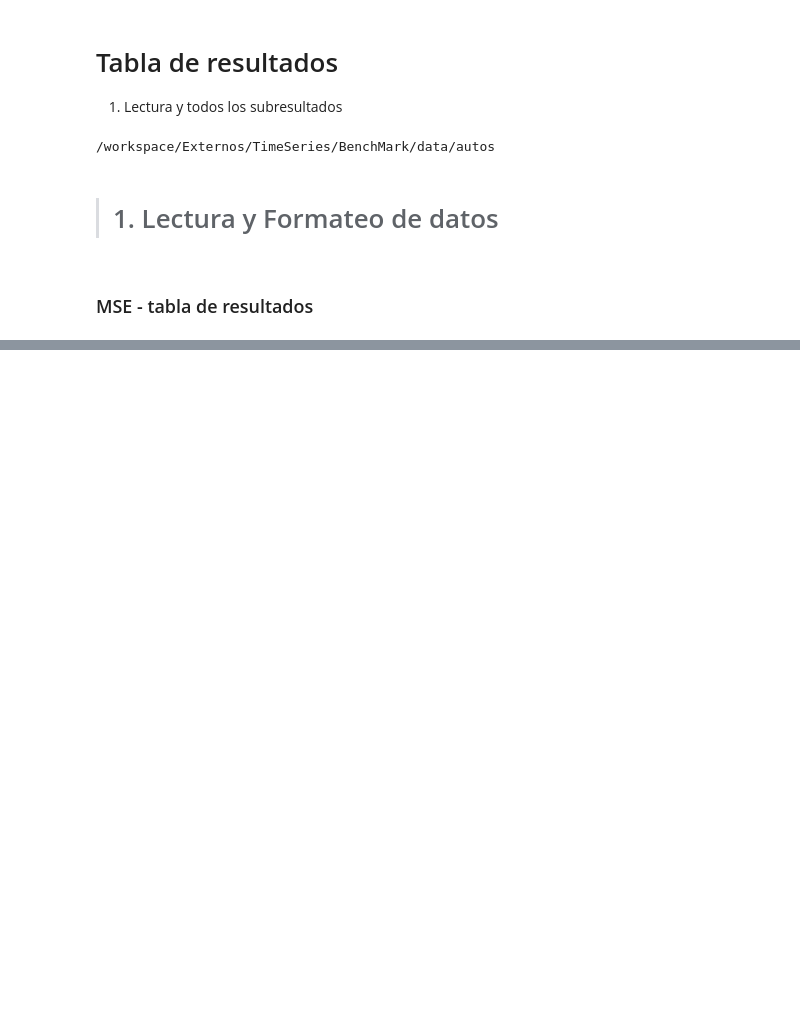
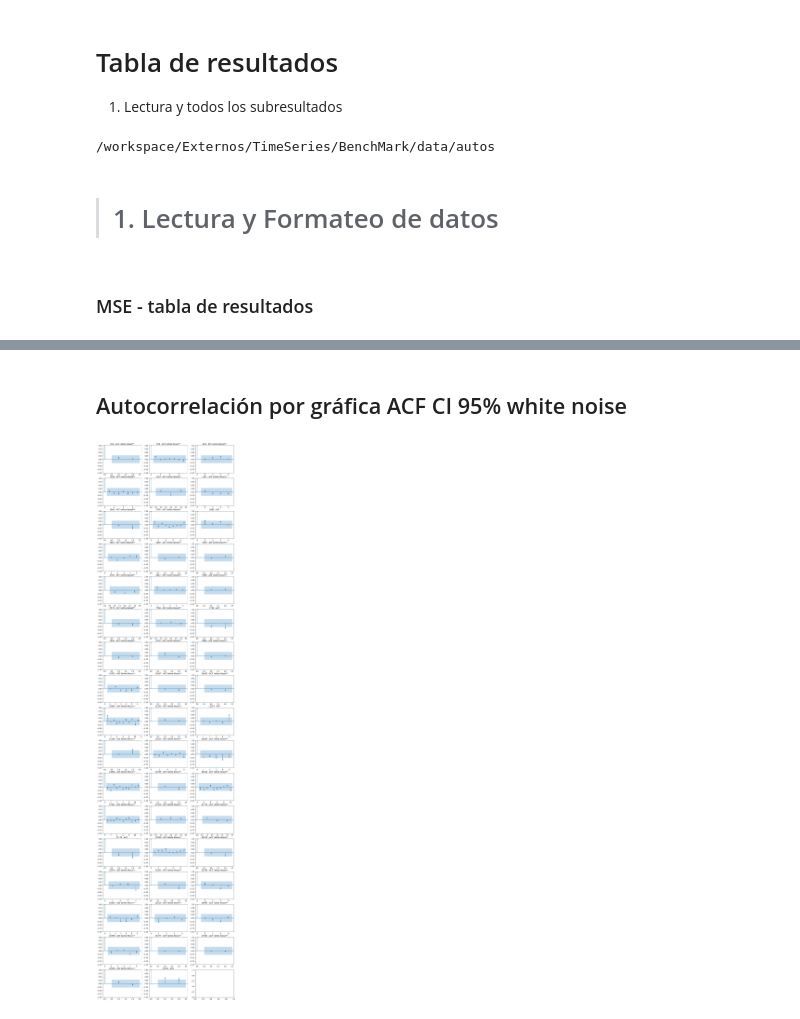
Before and after one commit to DavidCastilloAlvarado/timeseries_optimization, a Jupyter notebook: study_autos/resumen.ipynb, the cells around one changed output, grey strips where cells are left out. Saved outputs shown, nothing was run; the diff lists cells and outputs as text; code cells hidden in the pictures; blank space fills up the shorter version.

```diff
--- a/study_autos/resumen.ipynb
+++ b/study_autos/resumen.ipynb
@@ -104,0 +108,30 @@ data.style.background_gradient(cmap='Blues')
+# %% [markdown]
+## Autocorrelación por gráfica ACF CI 95% white noise
+# %%
+from modulos.arima.gruas.general import format_timeseries
+import matplotlib.pyplot as plt
+from statsmodels.graphics.tsaplots import plot_pacf
+from modulos.LR.gruas.generals import make_timeserie_arima
+import statsmodels.api as sm
+import json
+
+data_ts = pd.read_csv(os.path.join(DATA_PATH, 'producto.csv'), parse_dates=['Periodo'])
+df_time = format_timeseries(data_ts)
+data["trustworthy"] = None
+articulos = df_time.columns.tolist()
+fig, axs = plt.subplots(round(len(articulos)/3), 3, figsize=(15, 65))
+axs = axs.flatten()
+for idx, articulo in enumerate(articulos):
+    ts, _ = make_timeserie_arima(df_time[articulo].copy())
+    nlags = json.loads(data.loc[articulo,"hyper"].replace("'","\""))
+
+    n_lags = nlags.get('n_lags',None)
+    if n_lags is None:
+        n_lags = nlags.get('ar',None)
+    val = sm.stats.acorr_ljungbox(ts, lags=[n_lags],)
+    wn = val['lb_pvalue'].tolist()[0] < 0.05 # if True then this is not a white noise serie
+    tag = "(white Noise)**" if not wn else ""
+    data.loc[articulo, "trustworthy"] = wn
+    plot_pacf(ts, lags=n_lags, method='ywm', title=str(articulo) + " - ACF " + tag, ax=axs[idx])
+# %% [output]
+[figure, added]
```
Also changed, not shown: parts of 5 cells of this notebook, 7 other files.
